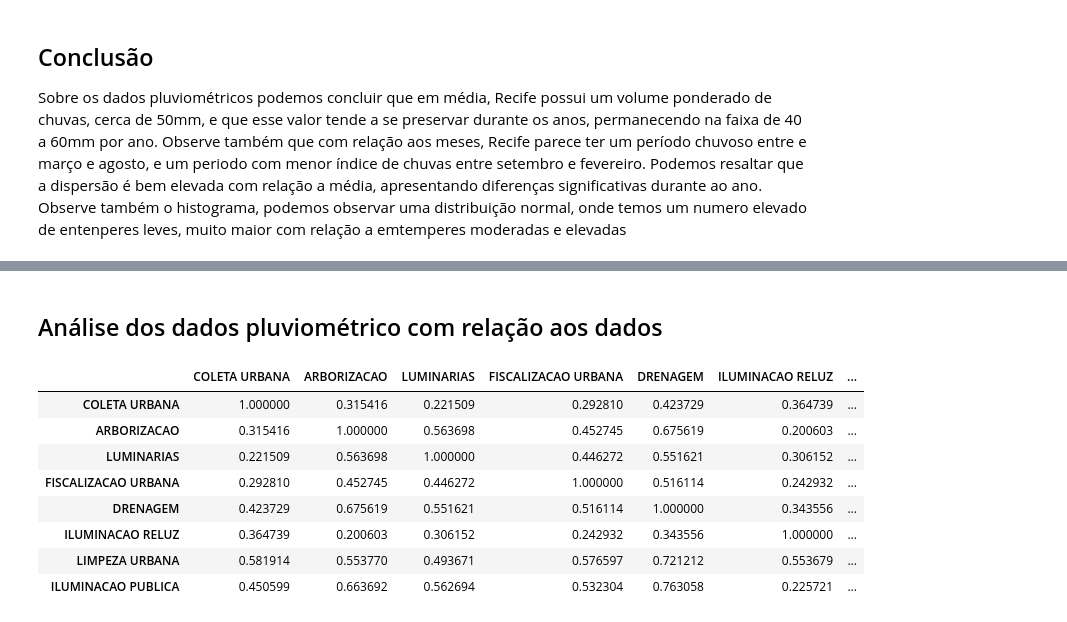
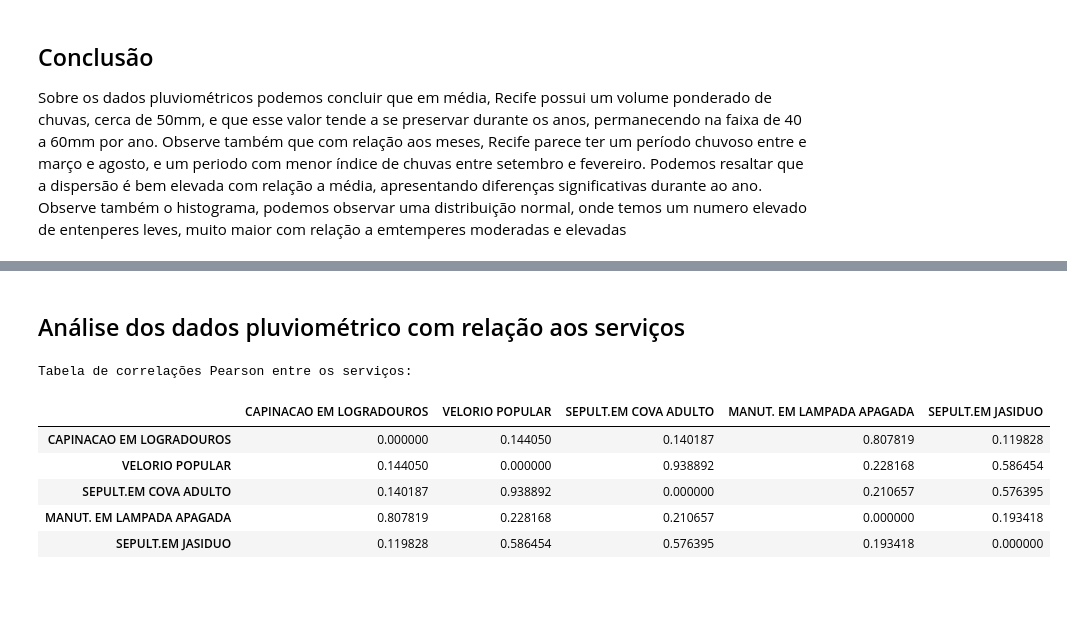
Before and after one commit to if1015-datascience-ufpe/2018-2-projeto-randomic, a Jupyter notebook: notebooks/hypotheses/Hypothese 5 - Análise sobre solicitações e dados pluviométricos.ipynb, the cells around one changed output, grey strips where cells are left out. Cells and saved outputs as stored; diff of their text form; code cells hidden in the pictures; blank space fills up the shorter version.

```diff
--- a/notebooks/hypotheses/Hypothese 5 - Análise sobre solicitações e dados pluviométricos.ipynb
+++ b/notebooks/hypotheses/Hypothese 5 - Análise sobre solicitações e dados pluviométricos.ipynb
@@ -71,0 +77,7 @@ Sobre os dados pluviométricos podemos concluir que em média, Recife possui um
+# %%
+df_156.columns = ['GRUPOSERVICO_CODIGO', 'GRUPOSERVICO_DESCRICAO', 'SERVICO_CODIGO', 'SERVICO_DESCRICAO', 'LOGRADOURO', 'NUMERO', 'BAIRRO', 'RPA', 'DATA', 'SITUACAO', 'DATA_ULT_SITUACAO', 'ANO']
+merged_df = pd.merge(left=df_156, right=df_plu, on='DATA')
+groups_df = pd.get_dummies(merged_df['GRUPOSERVICO_DESCRICAO'])
+concat_df = pd.concat([merged_df, groups_df], axis=1)
+final_df = concat_df[['DATA', 'INDICE'] + list(groups_df.columns)].groupby('DATA')
+data_df = pd.concat([final_df['INDICE'].mean(), final_df[groups_df.columns].sum()], axis=1)
@@ -72,38 +222,37 @@ Sobre os dados pluviométricos podemos concluir que em média, Recife possui um
 # %% [markdown]
-## Análise dos dados pluviométrico com relação aos dados
+## Análise dos dados pluviométrico com relação aos serviços
 # %%
-df_156.columns = ['GRUPOSERVICO_CODIGO', 'GRUPOSERVICO_DESCRICAO', 'SERVICO_CODIGO', 'SERVICO_DESCRICAO',
-                  'LOGRADOURO', 'NUMERO', 'BAIRRO', 'RPA', 'DATA', 'SITUACAO', 'DATA_ULT_SITUACAO', 'ANO']
+df_156.columns = ['GRUPOSERVICO_CODIGO', 'GRUPOSERVICO_DESCRICAO', 'SERVICO_CODIGO', 'SERVICO_DESCRICAO', 'LOGRADOURO', 'NUMERO', 'BAIRRO', 'RPA', 'DATA', 'SITUACAO', 'DATA_ULT_SITUACAO', 'ANO']
 merged_df = pd.merge(left=df_156, right=df_plu, on='DATA')
-groups_df = pd.get_dummies(merged_df['GRUPOSERVICO_DESCRICAO'])
+groups_df = pd.get_dummies(merged_df['SERVICO_DESCRICAO'])
 concat_df = pd.concat([merged_df, groups_df], axis=1)
 final_df = concat_df[['DATA', 'INDICE'] + list(groups_df.columns)].groupby('DATA')
-corr_df = pd.concat([final_df['INDICE'].mean(), final_df[groups_df.columns].sum()], axis=1).corr()
+data_df = pd.concat([final_df['INDICE'].mean(), final_df[groups_df.columns].sum()], axis=1)
-# %%
-for i in range(corr_df.shape[0]):
-    corr_df.values[i, i] = 0
 # %%
+corr_df = data_df.corr()
+
+np.fill_diagonal(corr_df.values, 0)
+
+new_cols = []
+threshold = 0.7
 cols = corr_df.columns.values
-new_cols = []
 for i in range(cols.shape[0]):
     for j in range(i, cols.shape[0]):
         maximum = corr_df.iloc[i, j]
-        if maximum >= 0.5:
+        if maximum >= threshold:
             new_cols.append(cols[i])
+
 new_cols = list(set(new_cols))
+data_corr = corr_df.loc[new_cols, new_cols]
+np.fill_diagonal(data_corr.values, 0)
 
-result = corr_df.loc[new_cols, new_cols]
-for i in range(len(new_cols)):
-    result.iloc[i, i] = 1
-
-result
+print('Tabela de correlações Pearson entre os serviços:')
+display(data_corr)
 # %% [output]
+Tabela de correlações Pearson entre os serviços:
-|  | COLETA URBANA | ARBORIZACAO | LUMINARIAS | FISCALIZACAO URBANA | DRENAGEM | ILUMINACAO RELUZ | ... |
-| COLETA URBANA | 1.000000 | 0.315416 | 0.221509 | 0.292810 | 0.423729 | 0.364739 | ... |
-| ARBORIZACAO | 0.315416 | 1.000000 | 0.563698 | 0.452745 | 0.675619 | 0.200603 | ... |
-| LUMINARIAS | 0.221509 | 0.563698 | 1.000000 | 0.446272 | 0.551621 | 0.306152 | ... |
-| FISCALIZACAO URBANA | 0.292810 | 0.452745 | 0.446272 | 1.000000 | 0.516114 | 0.242932 | ... |
-| DRENAGEM | 0.423729 | 0.675619 | 0.551621 | 0.516114 | 1.000000 | 0.343556 | ... |
-| ILUMINACAO RELUZ | 0.364739 | 0.200603 | 0.306152 | 0.242932 | 0.343556 | 1.000000 | ... |
-| LIMPEZA URBANA | 0.581914 | 0.553770 | 0.493671 | 0.576597 | 0.721212 | 0.553679 | ... |
-| ILUMINACAO PUBLICA | 0.450599 | 0.663692 | 0.562694 | 0.532304 | 0.763058 | 0.225721 | ... |
+|  | CAPINACAO EM LOGRADOUROS | VELORIO POPULAR | SEPULT.EM COVA ADULTO | MANUT. EM LAMPADA APAGADA | SEPULT.EM JASIDUO |
+| CAPINACAO EM LOGRADOUROS | 0.000000 | 0.144050 | 0.140187 | 0.807819 | 0.119828 |
+| VELORIO POPULAR | 0.144050 | 0.000000 | 0.938892 | 0.228168 | 0.586454 |
+| SEPULT.EM COVA ADULTO | 0.140187 | 0.938892 | 0.000000 | 0.210657 | 0.576395 |
+| MANUT. EM LAMPADA APAGADA | 0.807819 | 0.228168 | 0.210657 | 0.000000 | 0.193418 |
+| SEPULT.EM JASIDUO | 0.119828 | 0.586454 | 0.576395 | 0.193418 | 0.000000 |
```
Also changed, not shown: parts of 18 cells of this notebook, 10 other files.
